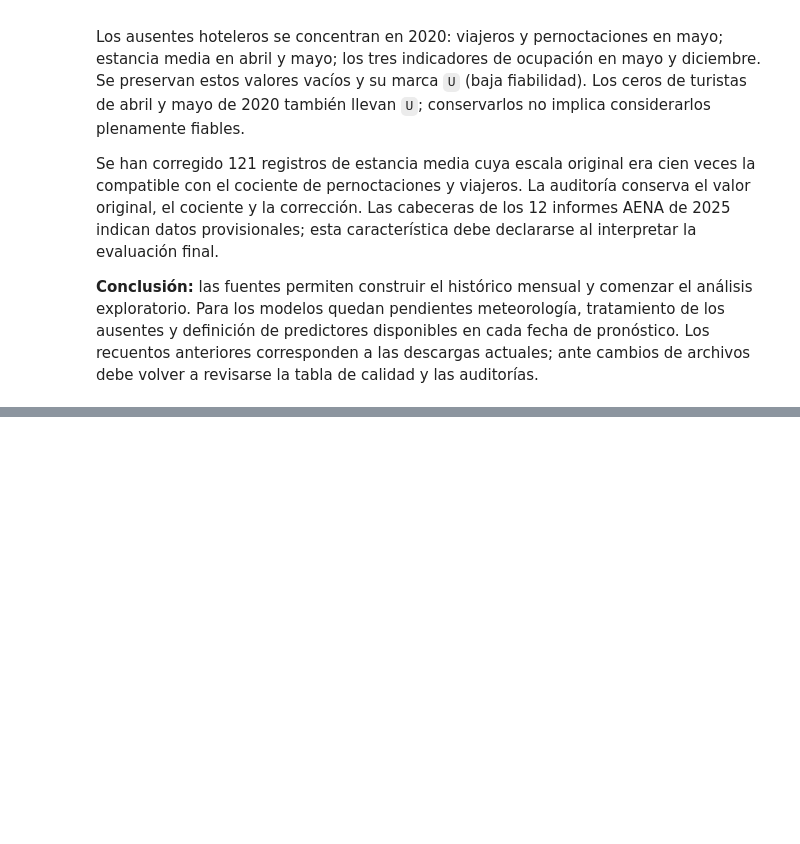
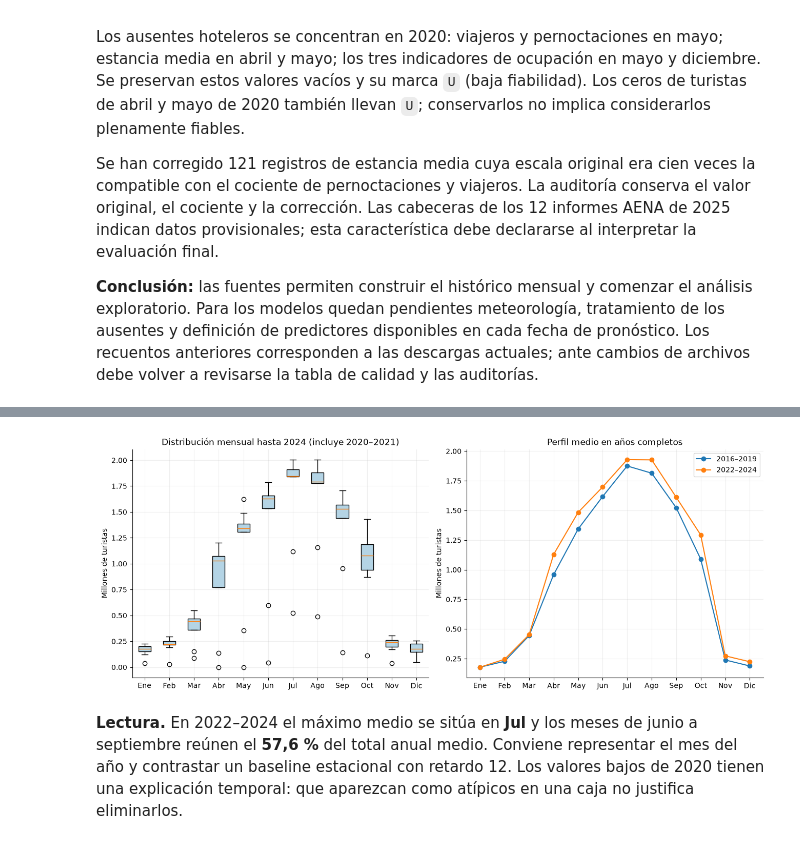
Before and after one commit to acortes99/tfm-turismo-mallorca, a Jupyter notebook: tfm-turismo-viu.ipynb, the cells around one changed output, grey strips where cells are left out. Cells and saved outputs as stored; diff of their text form; code cells hidden in the pictures; blank space fills up the shorter version.

```diff
--- a/tfm-turismo-viu.ipynb
+++ b/tfm-turismo-viu.ipynb
@@ -379,0 +484,27 @@ Se han corregido 121 registros de estancia media cuya escala original era cien v
+# %%
+profiles = pd.DataFrame({
+    "media_2016_2019": eda_train.loc["2016":"2019", "turistas"].groupby(lambda d: d.month).mean(),
+    "media_2022_2024": eda_train.loc["2022":"2024", "turistas"].groupby(lambda d: d.month).mean(),
+})
+profiles.index.name = "mes"
+profiles["n_2016_2019"] = eda_train.loc["2016":"2019", "turistas"].groupby(lambda d: d.month).count()
+profiles["n_2022_2024"] = eda_train.loc["2022":"2024", "turistas"].groupby(lambda d: d.month).count()
+assert profiles["n_2016_2019"].eq(4).all() and profiles["n_2022_2024"].eq(3).all()
+profiles.to_csv(EDA_DIR / "perfiles_mensuales.csv", encoding="utf-8-sig")
+fig, axes = plt.subplots(1, 2, figsize=(13, 5), constrained_layout=True)
+boxes = [eda_train.loc[eda_train.index.month == m, "turistas"].dropna().to_numpy() / 1e6 for m in range(1, 13)]
+axes[0].boxplot(boxes, patch_artist=True, boxprops={"facecolor": "#b4d4e5"})
+axes[0].set_xticks(range(1, 13), MONTHS)
+axes[0].set(title="Distribución mensual hasta 2024 (incluye 2020–2021)", ylabel="Millones de turistas")
+for col, label in [("media_2016_2019", "2016–2019"), ("media_2022_2024", "2022–2024")]:
+    axes[1].plot(profiles.index, profiles[col] / 1e6, marker="o", label=label)
+axes[1].set_xticks(range(1, 13), MONTHS)
+axes[1].set(title="Perfil medio en años completos", ylabel="Millones de turistas")
+axes[1].legend()
+save_show(fig, "02_estacionalidad_mensual.png")
+summer_share = profiles.loc[6:9, "media_2022_2024"].sum() / profiles["media_2022_2024"].sum() * 100
+peak_month = int(profiles["media_2022_2024"].idxmax())
+display(Markdown(f"**Lectura.** En 2022–2024 el máximo medio se sitúa en **{MONTHS[peak_month - 1]}** y los meses de junio a septiembre reúnen el **{pct_es(summer_share)}** del total anual medio. Conviene representar el mes del año y contrastar un baseline estacional con retardo 12. Los valores bajos de 2020 tienen una explicación temporal: que aparezcan como atípicos en una caja no justifica eliminarlos."))
+# %% [output]
+[figure, added]
+**Lectura.** En 2022–2024 el máximo medio se sitúa en **Jul** y los meses de junio a septiembre reúnen el **57,6 %** del total anual medio. Conviene representar el mes del año y contrastar un baseline estacional con retardo 12. Los valores bajos de 2020 tienen una explicación temporal: que aparezcan como atípicos en una caja no justifica eliminarlos.
```
Also changed, not shown: parts of 15 cells of this notebook, 14 other files.
